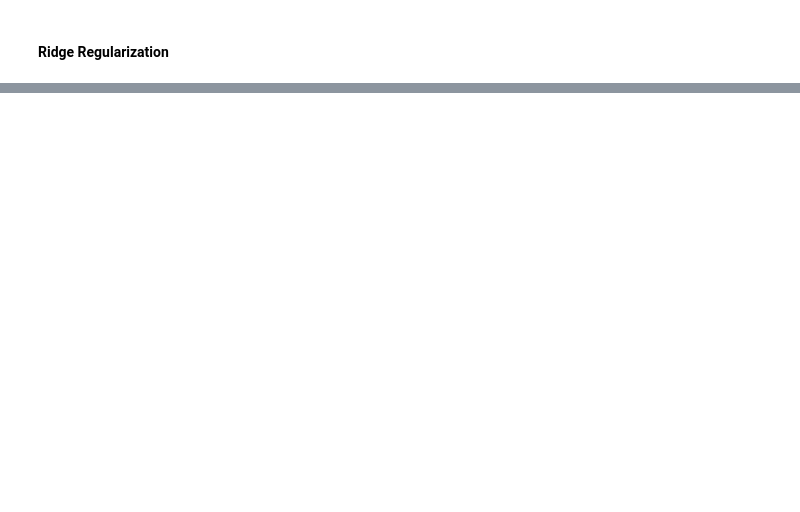
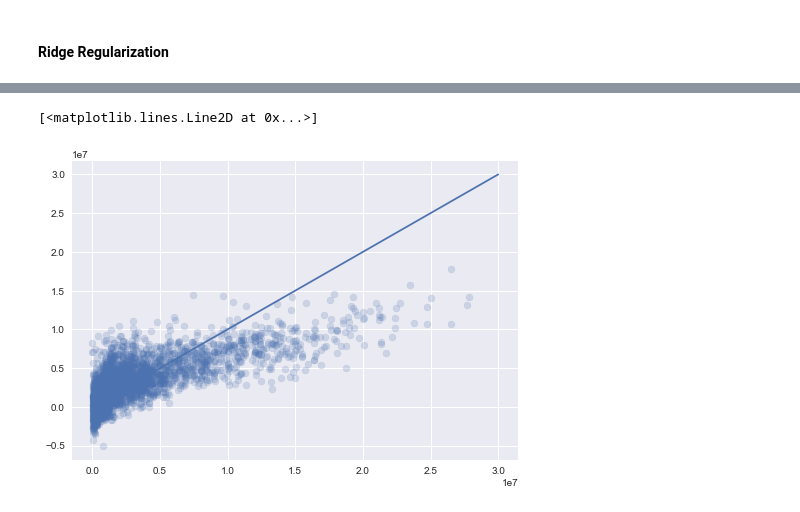
Before and after one commit to ameerbajwa/Basketball-Project, a Jupyter notebook: Basketball_Player_Data_Analysis.ipynb, the cells around one changed output, grey strips where cells are left out. Drawn from its saved outputs; the diff is of its cells as text; code cells hidden in the pictures; blank space fills up the shorter version.

```diff
--- a/Basketball_Player_Data_Analysis.ipynb
+++ b/Basketball_Player_Data_Analysis.ipynb
@@ -462,0 +402,5 @@ r2_score(y_test_all, lr_model_pred3)
+# %%
+alphavec = 10**np.linspace(-3,2,27)
+# %%
+lassocv_model = LassoCV(alphas = alphavec, cv=5)
+lassocv_model.fit(X_tr,y_train_basic)
@@ -462,0 +439,8 @@ r2_score(y_test_all, lr_model_pred3)
+# %%
+lassocv_model_pred = lassocv_model.predict(X_te)
+# %%
+plt.scatter(y_test_basic, lassocv_model_pred, alpha = 0.2)
+plt.plot(np.linspace(0,30000000,1000), np.linspace(0,30000000,1000))
+# %% [output]
+[<matplotlib.lines.Line2D at 0x...>]
+[figure, added]
```
Also changed, not shown: parts of 56 cells of this notebook.
